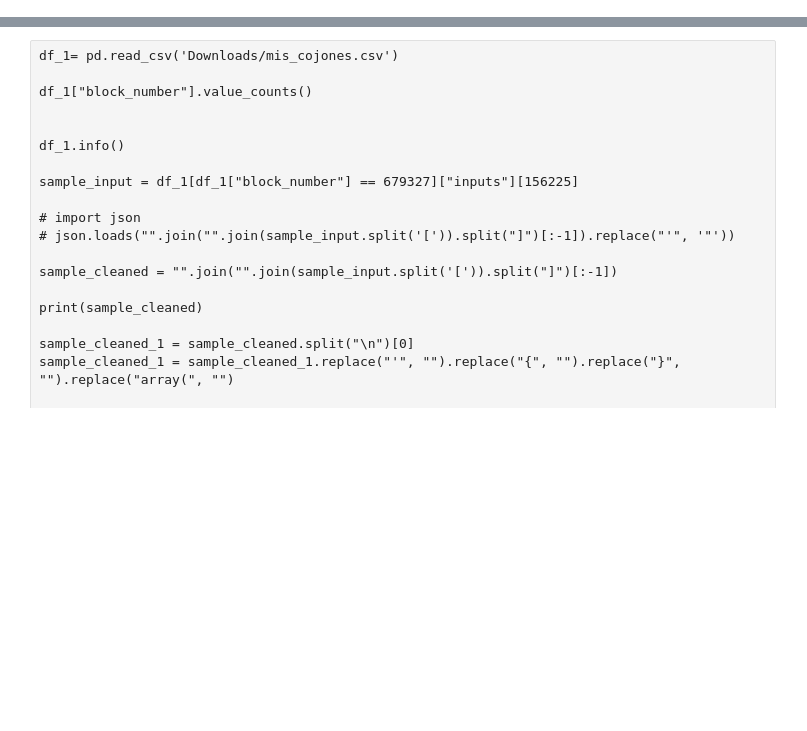
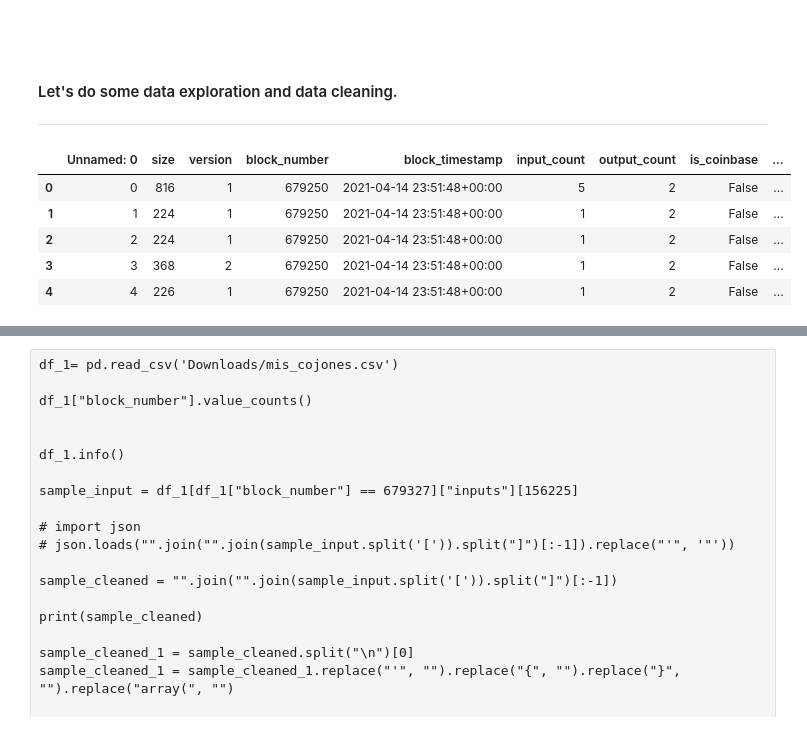
Before and after one commit to CommanderPoe/bitcoin_forensics, a Jupyter notebook: notebooks/03_Data Cleaning & EDA.ipynb, the cells around one changed output, grey strips where cells are left out. Cells and saved outputs as stored; diff of their text form; code cells hidden in the pictures; blank space fills up the shorter version.

```diff
--- a/notebooks/03_Data Cleaning & EDA.ipynb
+++ b/notebooks/03_Data Cleaning & EDA.ipynb
@@ -4,0 +34,17 @@ df = pd.read_csv('Downloads/mis_cojones.csv')
+# %% [markdown]
+<br>
+# %% [markdown]
+#### Let's do some data exploration and data cleaning.
+
+___
+# %%
+# visualizing the df
+
+df.head()
+# %% [output]
+|  | Unnamed: 0 | size | version | block_number | block_timestamp | input_count | output_count | is_coinbase | ... |
+| 0 | 0 | 816 | 1 | 679250 | 2021-04-14 23:51:48+00:00 | 5 | 2 | False | ... |
+| 1 | 1 | 224 | 1 | 679250 | 2021-04-14 23:51:48+00:00 | 1 | 2 | False | ... |
+| 2 | 2 | 224 | 1 | 679250 | 2021-04-14 23:51:48+00:00 | 1 | 2 | False | ... |
+| 3 | 3 | 368 | 2 | 679250 | 2021-04-14 23:51:48+00:00 | 1 | 2 | False | ... |
+| 4 | 4 | 226 | 1 | 679250 | 2021-04-14 23:51:48+00:00 | 1 | 2 | False | ... |
```
Also changed, not shown: parts of 40 cells of this notebook, 4 other files.
